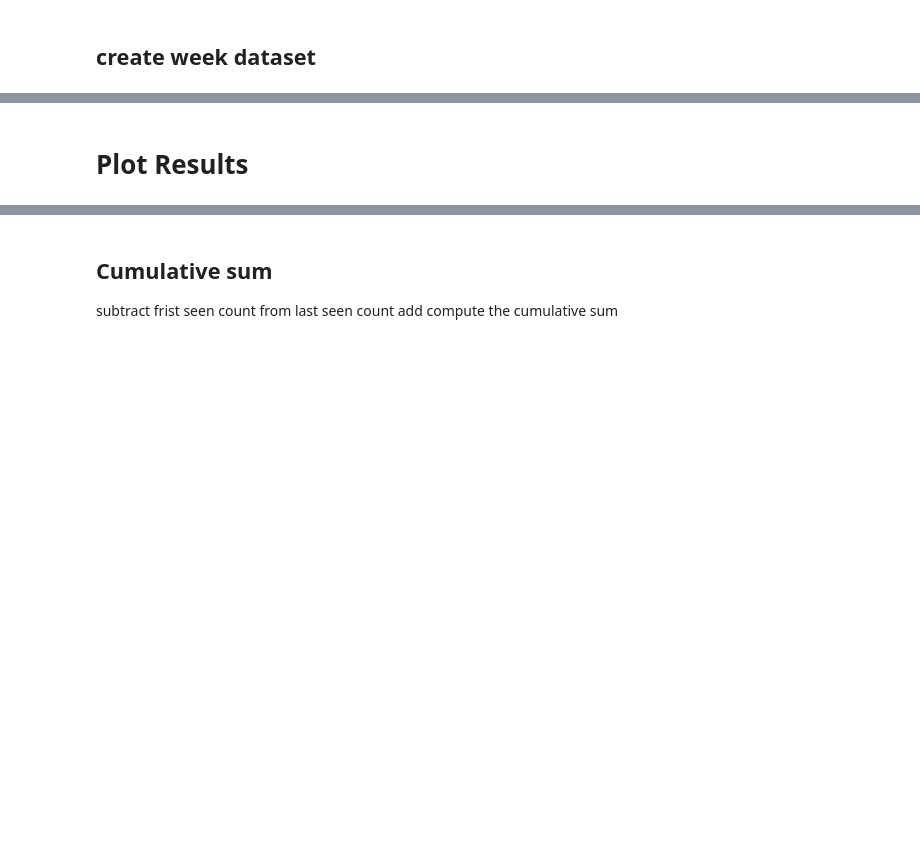
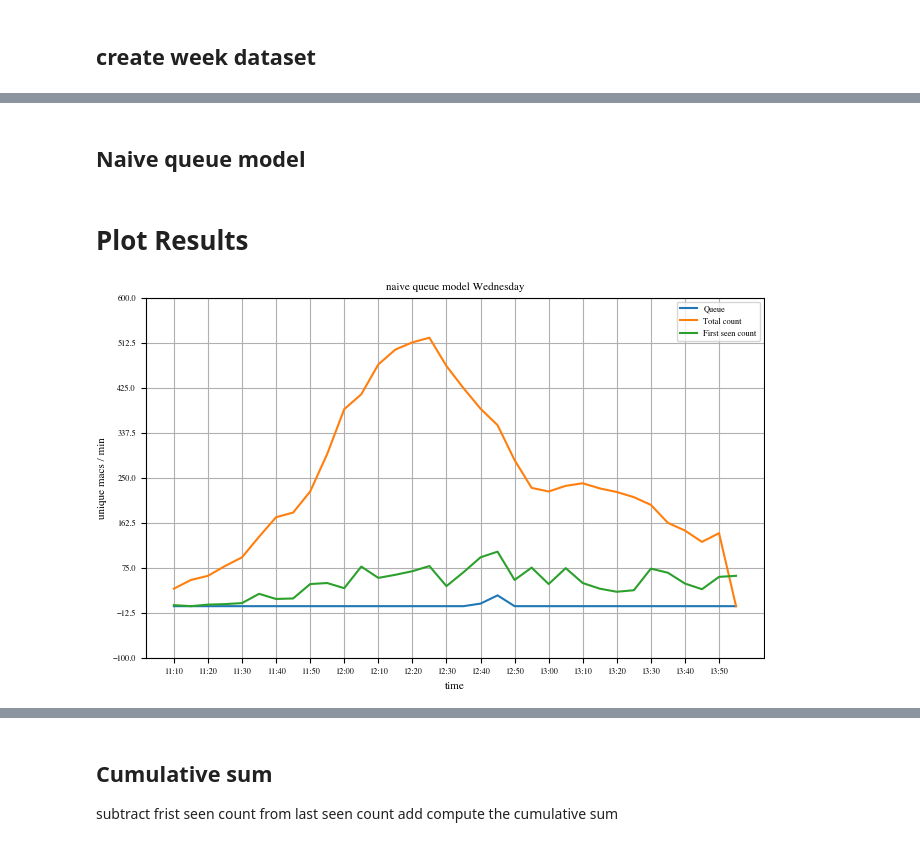
Before and after one commit to danielbischofff/dataLiteracyPeopleCounting, a Jupyter notebook: PeopleFlowMensa.ipynb, the cells around one changed output, grey strips where cells are left out. Cells and saved outputs as stored; diff of their text form; code cells hidden in the pictures; blank space fills up the shorter version.

```diff
--- a/PeopleFlowMensa.ipynb
+++ b/PeopleFlowMensa.ipynb
@@ -181,0 +254,39 @@ d5timeCountLastFriday = keepOnlyTime(d5CountLastFriday).sort_index()
+# %%
+# temp plotting function for comparing queue models
+def plotQueue(dFrist, dSumCount, title, ticks):
+
+    datamerged = rename_merge([dSumCount, dFrist], ['CumSum', 'First'])
+
+    plt.plot(datamerged['frame.time'], datamerged['queue_count'].to_numpy(), label='Queue')
+    plt.plot(datamerged['frame.time'], datamerged['count_CumSum'], label='Total count')
+    plt.plot(datamerged['frame.time'], datamerged['count_First'], label='First seen count')
+    plt.title(title)
+    plt.ylabel('unique macs / min')
+    plt.xlabel('time')
+
+    locsy, labels = plt.yticks()
+    locs, labels = plt.xticks()
+    plt.yticks(np.linspace(min(locsy), max(locsy), num=9))
+    plt.xticks(locs[::ticks])
+    plt.grid(True)
+    plt.legend()
+
+    plt.show()
+# %% [markdown]
+## Naive queue model
+# %%
+def naive_queue_model(nr_counters, serving_speed, countFirst):
+
+    # Initialize queue_count column
+    queueCount = countFirst.copy()
+    queueCount['queue_count'] = 0
+
+    # Calculate queue count for each minute
+    for i in range(len(queueCount)):
+        #print(i)
+        if i == 0: #timepoint 0
+            queueCount['queue_count'].iloc[i] = max(0, 0 + queueCount['count'].iloc[i] - nr_counters * serving_speed)
+        else:
+            queueCount['queue_count'].iloc[i] = max(0, queueCount['queue_count'].iloc[i-1] + queueCount['count'].iloc[i] - nr_counters * serving_speed)
+
+    return queueCount
@@ -195,0 +311,4 @@ def rename_merge(dataframes, suffixes):
+# %%
+plotQueue(naive_queue_model(3, 30, d5timeCountLastMonday),d5CumSumWednesday , 'naive queue model Wednesday', 2)
+# %% [output]
+[figure, added]
```
Also changed, not shown: parts of 26 cells of this notebook.
